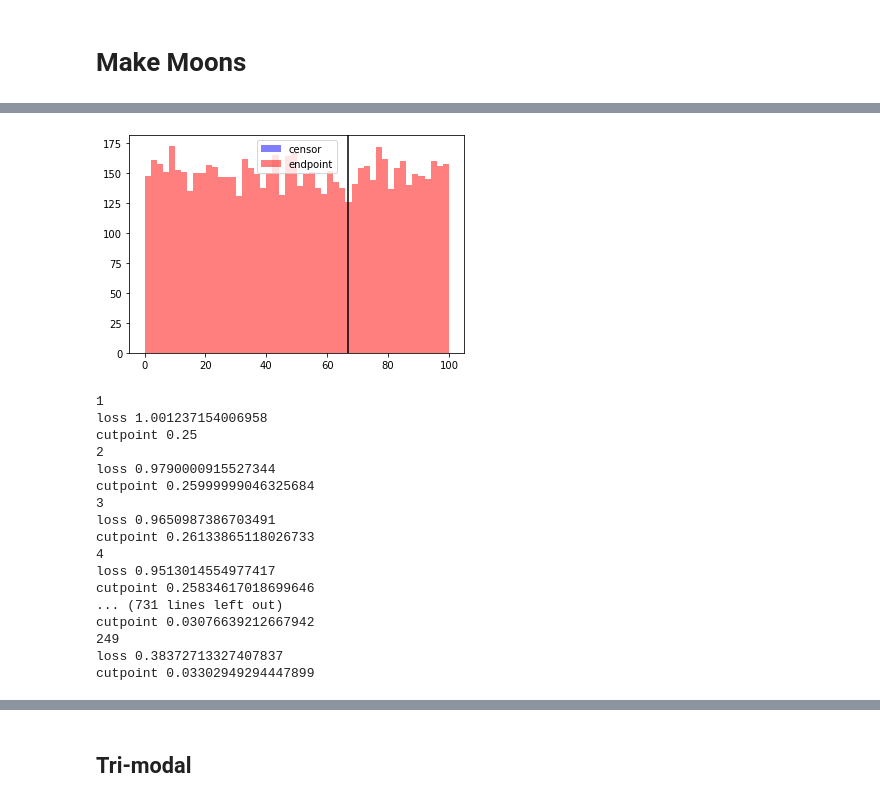
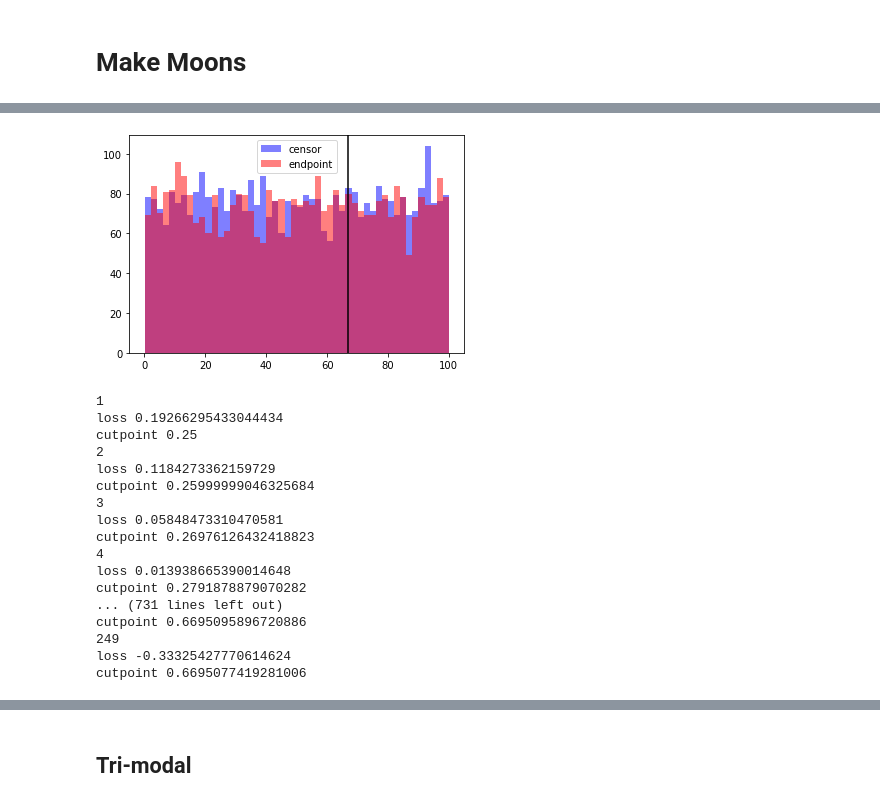
Before and after one commit to JimmyJHickey/Dynamic-Survival-Cutpoints, a Jupyter notebook: class_test.ipynb, the cells around one changed output, grey strips where cells are left out. Drawn from its saved outputs; the diff is of its cells as text; code cells hidden in the pictures.

Commit message:
updated model and added performance metric

```diff
--- a/class_test.ipynb
+++ b/class_test.ipynb
@@ -39,8 +40,8 @@ t_boundary = 67
 t_max = 100
 t = np.zeros(len(y_moon))
 
-# s = np.random.binomial(1, 0.5, len(y_moon))
-s = np.random.binomial(1, 1, len(y_moon))
+s = np.random.binomial(1, 0.5, len(y_moon))
+# s = np.random.binomial(1, 1, len(y_moon))
 
 for ii in range(0, len(y_moon)):
     if y_moon[ii] == 0:
@@ -64,11 +65,11 @@ plt.show()
 # %%
 plt.hist(t[s==0], bins=50, alpha = 0.5, color = "blue", label="censor")
 plt.hist(t[s==1], bins=50, alpha = 0.5, color = "red", label="endpoint")
-plt.axvline(67, color="black")
+plt.axvline(t_boundary, color="black")
 plt.legend()
 plt.show()
 # %% [output]
-[figure, old version]
+[figure, new version]
 # %%
 X_train, X_test, \
 t_train, t_test,\
@@ -78,24 +79,24 @@ s_train, s_test = train_test_split(
 # %%
 from multilevel_cutpoint_model import CutpointModel
 
-m = CutpointModel(X_train, t_train, s_train, sigmoid_temperature = 0.0001, depth = 0, iterations = 250, prior_strength = 0.3)
+m = CutpointModel(X_train, t_train, s_train, sigmoid_temperature = 0.001, depth = 0, iterations = 250, prior_strength = 0.75)
 m.train()
 # %% [output]
 1
-loss 1.001237154006958
+loss 0.19266295433044434
 cutpoint 0.25
 2
-loss 0.9790000915527344
+loss 0.1184273362159729
 cutpoint 0.25999999046325684
 3
-loss 0.9650987386703491
-cutpoint 0.26133865118026733
+loss 0.05848473310470581
+cutpoint 0.26976126432418823
 4
-loss 0.9513014554977417
-cutpoint 0.25834617018699646
+loss 0.013938665390014648
+cutpoint 0.2791878879070282
 ... (731 lines left out)
-cutpoint 0.03076639212667942
+cutpoint 0.6695095896720886
 249
-loss 0.38372713327407837
-cutpoint 0.03302949294447899
+loss -0.33325427770614624
+cutpoint 0.6695077419281006
 # %%
```
Also changed, not shown: parts of 40 cells of this notebook, 3 other files.
